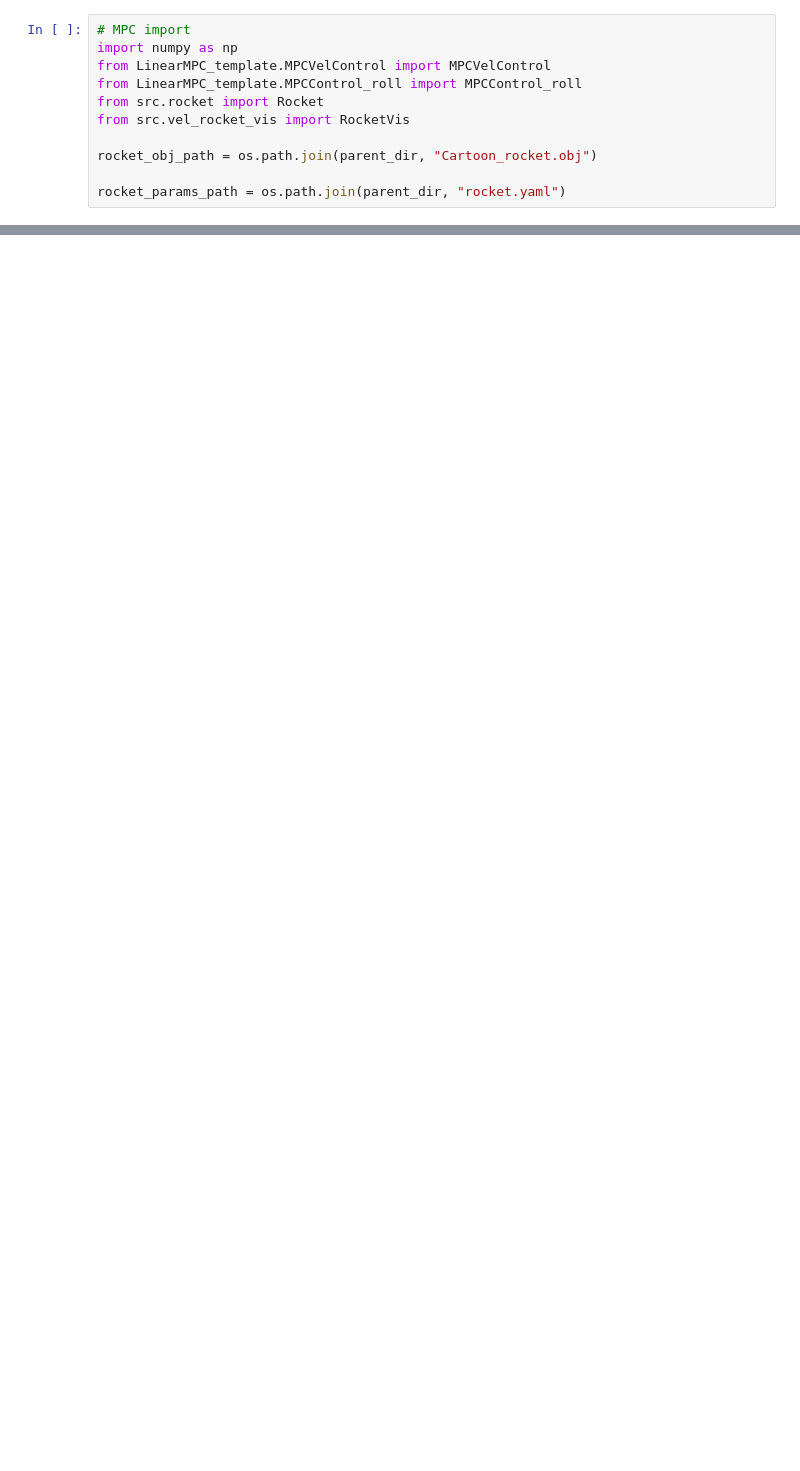
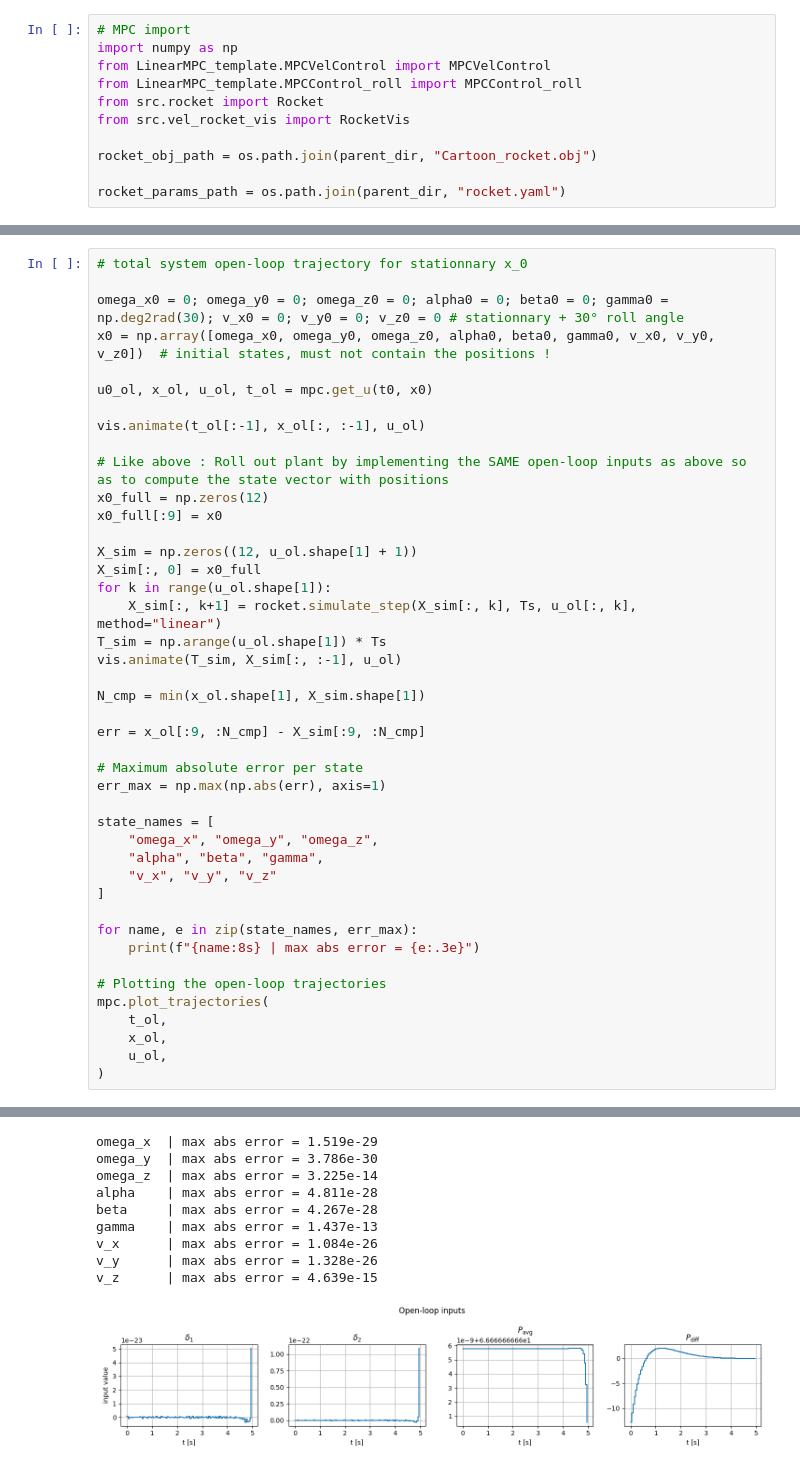
Before and after one commit to VincentEllenrieder/MPC-project-groupBS, a Jupyter notebook: project/Deliverable_3_1/Deliverable_3_1.ipynb, the cells around one changed output, grey strips where cells are left out. Drawn from its saved outputs; the diff is of its cells as text; blank space fills up the shorter version.

```diff
--- a/project/Deliverable_3_1/Deliverable_3_1.ipynb
+++ b/project/Deliverable_3_1/Deliverable_3_1.ipynb
@@ -85,0 +138,44 @@ ValueError: not enough values to unpack (expected 2, got 1)
+# %%
+# total system open-loop trajectory for stationnary x_0
+
+omega_x0 = 0; omega_y0 = 0; omega_z0 = 0; alpha0 = 0; beta0 = 0; gamma0 = np.deg2rad(30); v_x0 = 0; v_y0 = 0; v_z0 = 0 # stationnary + 30° roll angle
+x0 = np.array([omega_x0, omega_y0, omega_z0, alpha0, beta0, gamma0, v_x0, v_y0, v_z0])  # initial states, must not contain the positions !
+
+u0_ol, x_ol, u_ol, t_ol = mpc.get_u(t0, x0)
+
+vis.animate(t_ol[:-1], x_ol[:, :-1], u_ol)
+
+# Like above : Roll out plant by implementing the SAME open-loop inputs as above so as to compute the state vector with positions
+x0_full = np.zeros(12)
+x0_full[:9] = x0
+
+X_sim = np.zeros((12, u_ol.shape[1] + 1))
+X_sim[:, 0] = x0_full
+for k in range(u_ol.shape[1]):
+    X_sim[:, k+1] = rocket.simulate_step(X_sim[:, k], Ts, u_ol[:, k], method="linear")
+T_sim = np.arange(u_ol.shape[1]) * Ts
+vis.animate(T_sim, X_sim[:, :-1], u_ol)
+
+N_cmp = min(x_ol.shape[1], X_sim.shape[1])
+
+err = x_ol[:9, :N_cmp] - X_sim[:9, :N_cmp]
+
+# Maximum absolute error per state
+err_max = np.max(np.abs(err), axis=1)
+
+state_names = [
+    "omega_x", "omega_y", "omega_z",
+    "alpha", "beta", "gamma",
+    "v_x", "v_y", "v_z"
+]
+
+for name, e in zip(state_names, err_max):
+    print(f"{name:8s} | max abs error = {e:.3e}")
+
+# Plotting the open-loop trajectories
+mpc.plot_trajectories(
+    t_ol,
+    x_ol,
+    u_ol,
+)
+# %% [output]
@@ -85,0 +184,10 @@ ValueError: not enough values to unpack (expected 2, got 1)
+omega_x  | max abs error = 1.519e-29
+omega_y  | max abs error = 3.786e-30
+omega_z  | max abs error = 3.225e-14
+alpha    | max abs error = 4.811e-28
+beta     | max abs error = 4.267e-28
+gamma    | max abs error = 1.437e-13
+v_x      | max abs error = 1.084e-26
+v_y      | max abs error = 1.328e-26
+v_z      | max abs error = 4.639e-15
+[figure, added]
```
Also changed, not shown: parts of 6 cells of this notebook, 6 other files.
